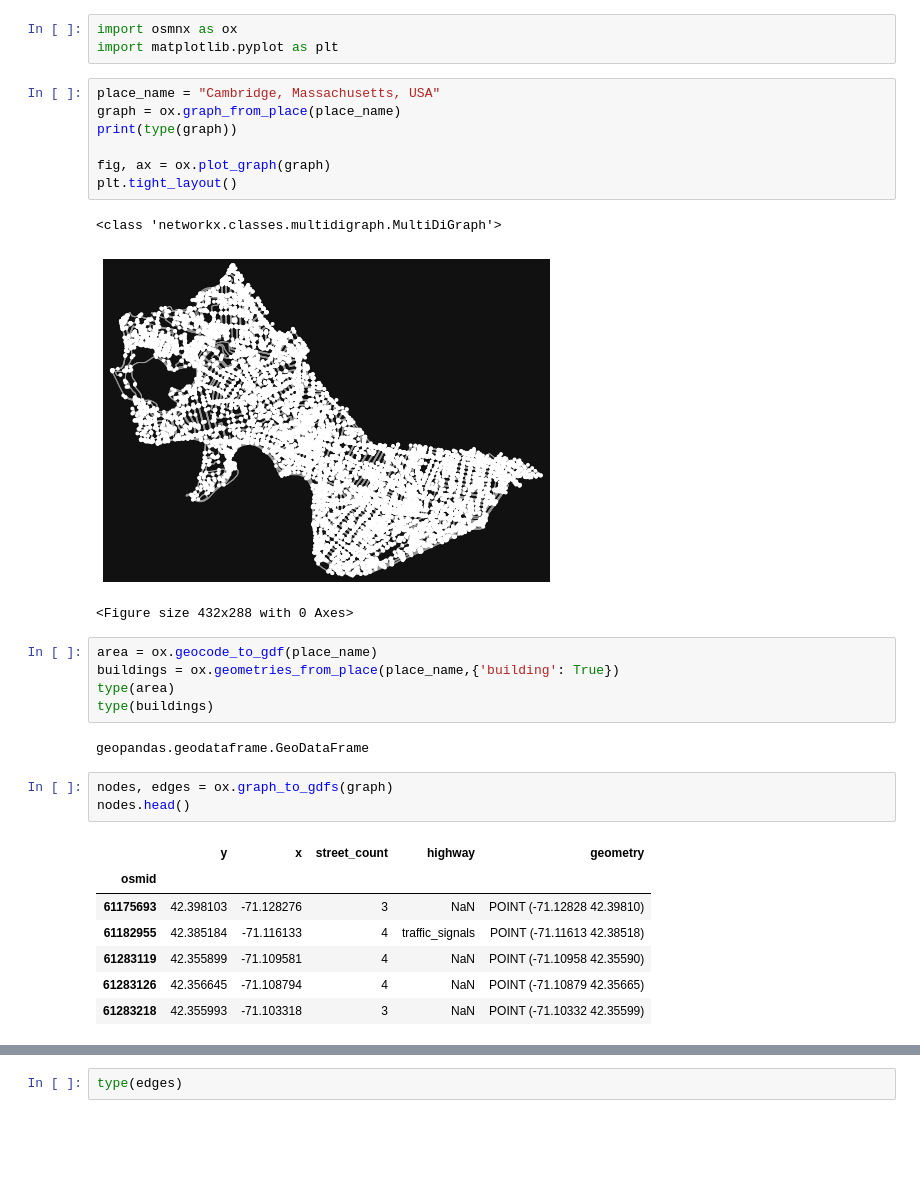
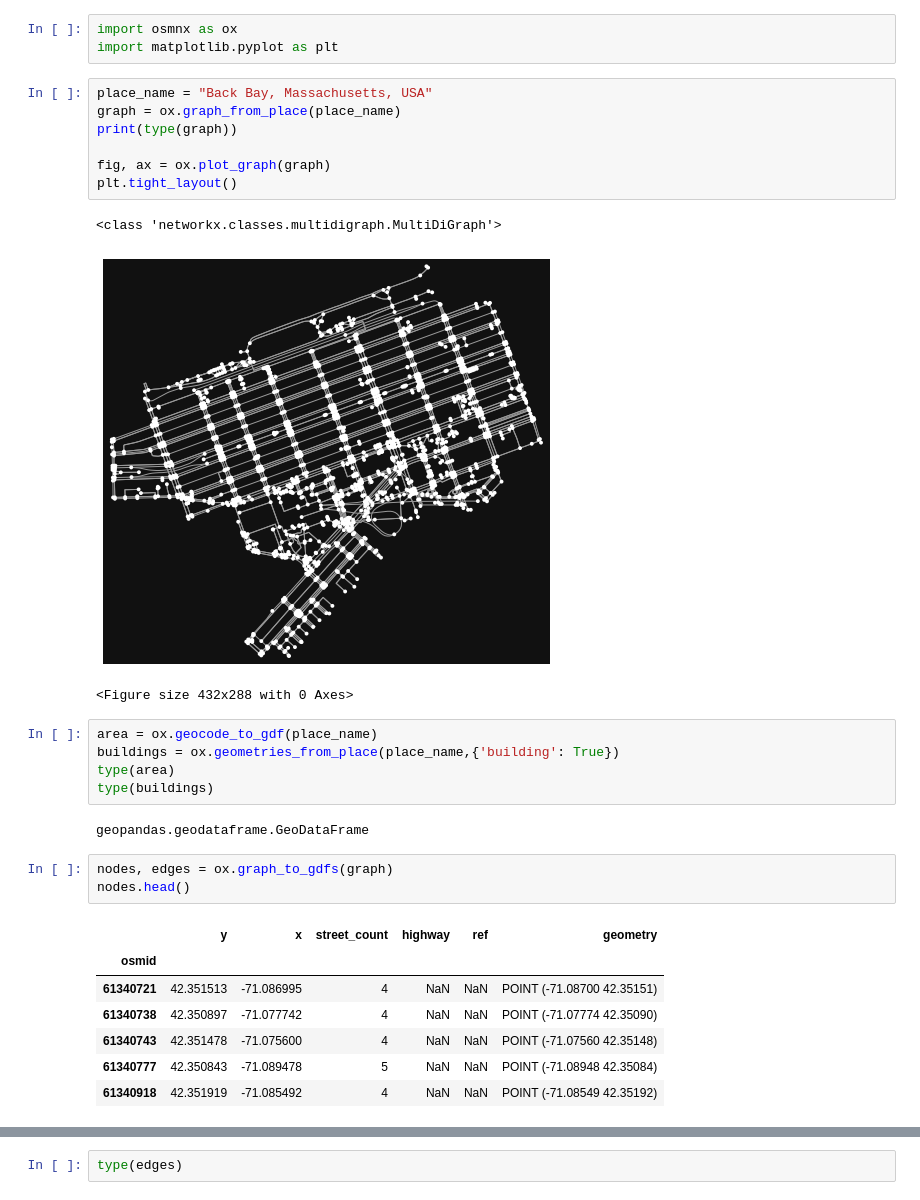
Before and after one commit to chenchuw/Boston-Route-Recommendation, a Jupyter notebook: map.ipynb, the cells around one changed output, grey strips where cells are left out. Saved outputs shown, nothing was run; the diff lists cells and outputs as text; blank space fills up the shorter version.

Commit message:
Main code for retrieving nodes,edges info & draw map BACK BAY

```diff
--- a/map.ipynb
+++ b/map.ipynb
@@ -2,15 +2,15 @@
 import osmnx as ox
 import matplotlib.pyplot as plt
 # %%
-place_name = "Cambridge, Massachusetts, USA"
+place_name = "Back Bay, Massachusetts, USA"
 graph = ox.graph_from_place(place_name)
 print(type(graph))
 
 fig, ax = ox.plot_graph(graph)
 plt.tight_layout()
 # %% [output]
 <class 'networkx.classes.multidigraph.MultiDiGraph'>
-[figure, old version]
+[figure, new version]
 <Figure size 432x288 with 0 Axes>
 # %%
 area = ox.geocode_to_gdf(place_name)
@@ -23,13 +23,13 @@ geopandas.geodataframe.GeoDataFrame
 nodes, edges = ox.graph_to_gdfs(graph)
 nodes.head()
 # %% [output]
-|  | y | x | street_count | highway | geometry |
-| osmid |  |  |  |  |  |
-| 61175693 | 42.398103 | -71.128276 | 3 | NaN | POINT (-71.12828 42.39810) |
-| 61182955 | 42.385184 | -71.116133 | 4 | traffic_signals | POINT (-71.11613 42.38518) |
-| 61283119 | 42.355899 | -71.109581 | 4 | NaN | POINT (-71.10958 42.35590) |
-| 61283126 | 42.356645 | -71.108794 | 4 | NaN | POINT (-71.10879 42.35665) |
-| 61283218 | 42.355993 | -71.103318 | 3 | NaN | POINT (-71.10332 42.35599) |
+|  | y | x | street_count | highway | ref | geometry |
+| osmid |  |  |  |  |  |  |
+| 61340721 | 42.351513 | -71.086995 | 4 | NaN | NaN | POINT (-71.08700 42.35151) |
+| 61340738 | 42.350897 | -71.077742 | 4 | NaN | NaN | POINT (-71.07774 42.35090) |
+| 61340743 | 42.351478 | -71.075600 | 4 | NaN | NaN | POINT (-71.07560 42.35148) |
+| 61340777 | 42.350843 | -71.089478 | 5 | NaN | NaN | POINT (-71.08948 42.35084) |
+| 61340918 | 42.351919 | -71.085492 | 4 | NaN | NaN | POINT (-71.08549 42.35192) |
 # %%
 edges.head()
 # %% [output]
```
Also changed, not shown: parts of 2 cells of this notebook, 6 other files.
